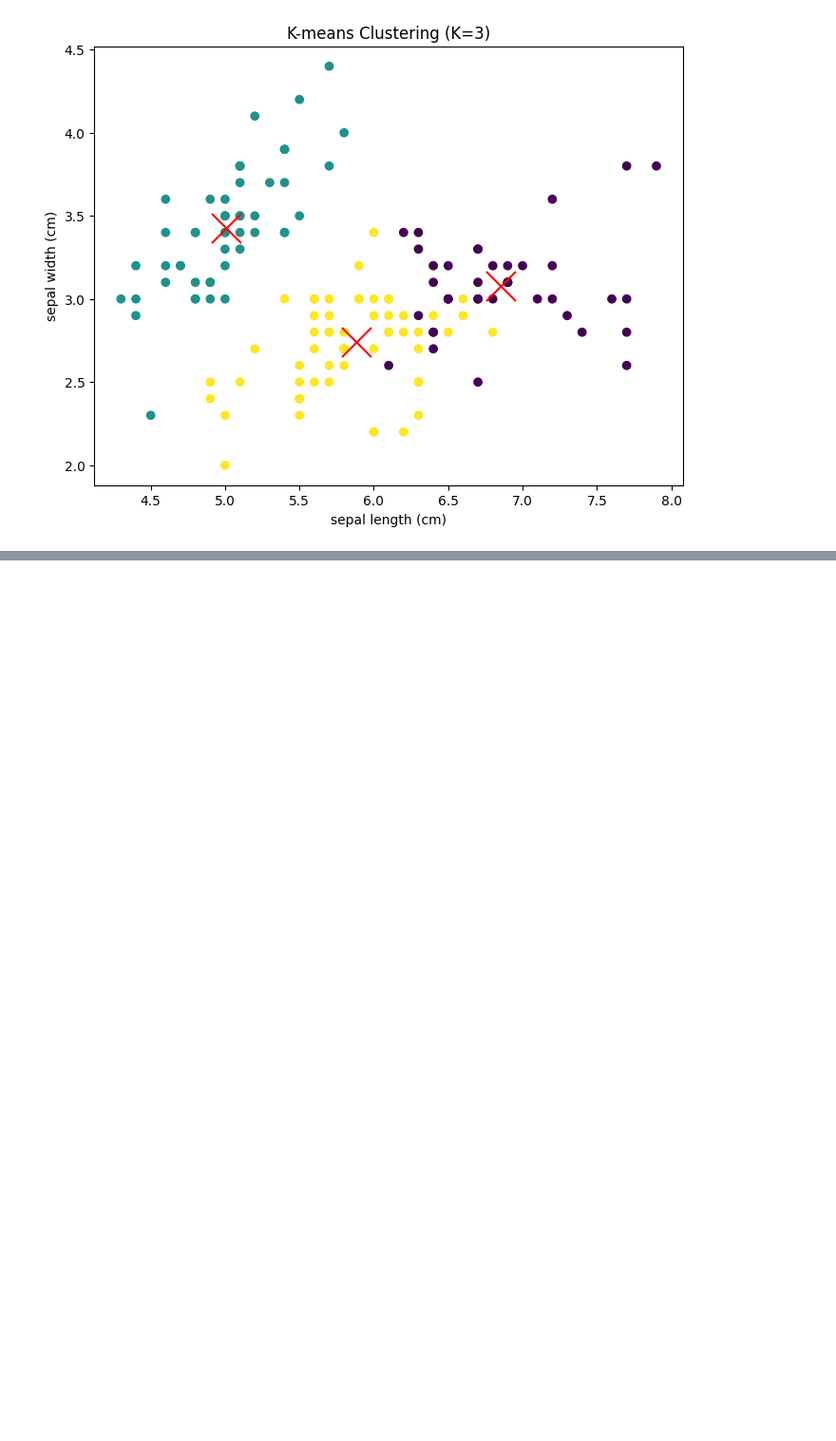
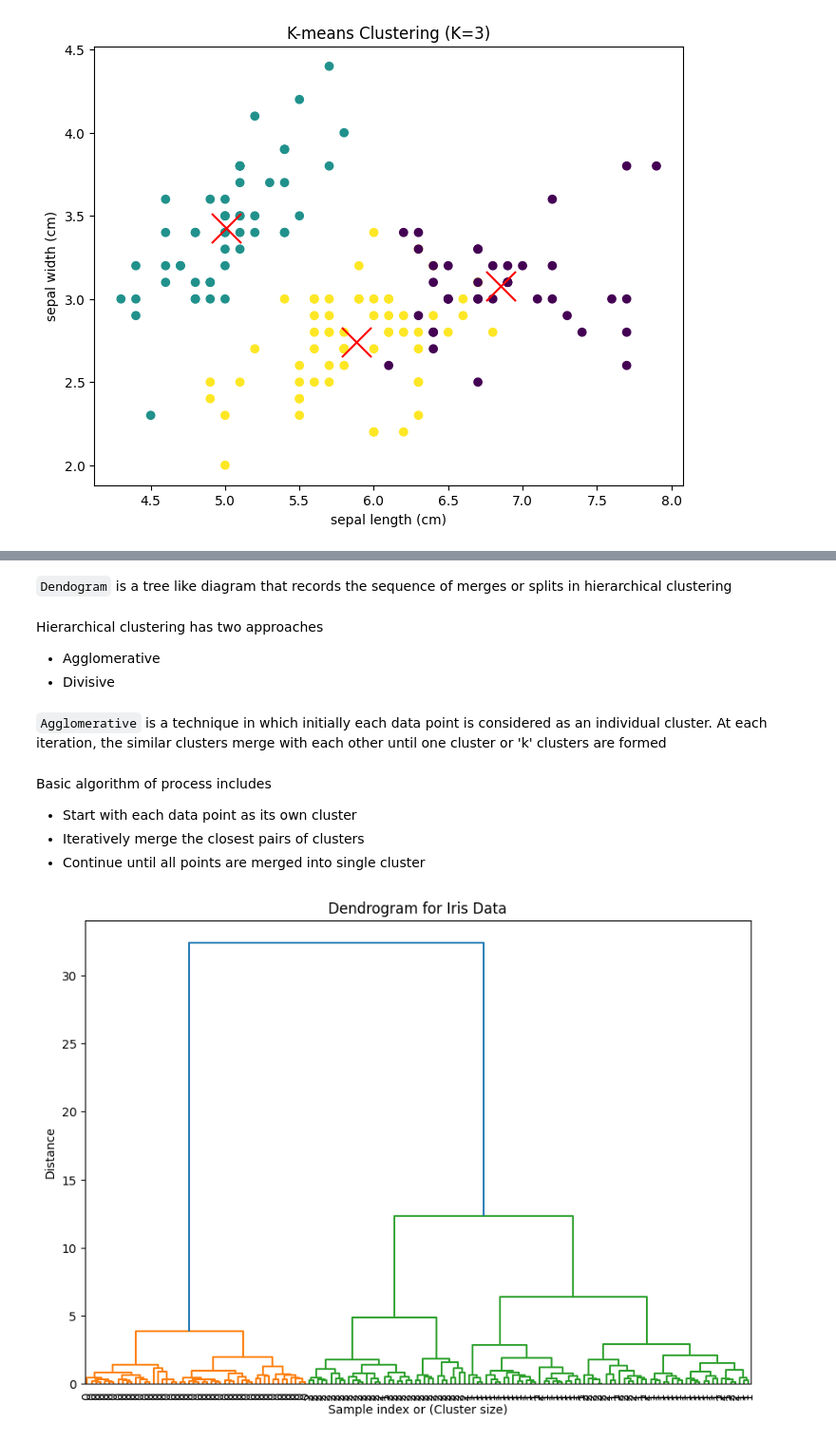
Before and after one commit to mmaazkhanhere/genai-learning-repo, a Jupyter notebook: machine-learning-course/course.ipynb, the cells around one changed output, grey strips where cells are left out. Shown at 95% size. Saved outputs shown, nothing was run; the diff lists cells and outputs as text; code cells hidden in the pictures; blank space fills up the shorter version.

Commit message:
clustering done

```diff
--- a/machine-learning-course/course.ipynb
+++ b/machine-learning-course/course.ipynb
@@ -2356,0 +2365,47 @@ plt.show()
+# %% [markdown]
+`Dendogram` is a tree like diagram that records the sequence of merges or splits in hierarchical clustering
+# %% [markdown]
+Hierarchical clustering has two approaches
+
+<ul>
+    <li>
+        Agglomerative
+    </li>
+    <li>
+        Divisive
+    </li>
+</ul>
+# %% [markdown]
+`Agglomerative` is a technique in which initially each data point is considered as an individual cluster. At each iteration, the similar clusters merge with each other until one cluster or 'k' clusters are formed
+# %% [markdown]
+Basic algorithm of process includes
+
+<ul>
+    <li>
+        Start with each data point as its own cluster
+    </li>
+    <li>
+        Iteratively merge the closest pairs of clusters
+    </li>
+    <li>
+        Continue until all points are merged into single cluster
+    </li>
+</ul>
+# %%
+from scipy.cluster.hierarchy import linkage
+iris = load_iris()
+X = iris.data
+Z = linkage(X, 'ward')
+# %%
+# Perform hierarchical clustering
+Z = linkage(X, 'ward')
+
+# Plot dendrogram
+plt.figure(figsize=(10, 7))
+dendrogram(Z, labels=iris.target, leaf_rotation=90, leaf_font_size=10)
+plt.title('Dendrogram for Iris Data')
+plt.xlabel('Sample index or (Cluster size)')
+plt.ylabel('Distance')
+plt.show()
+# %% [output]
+[figure, added]
```
Also changed, not shown: parts of 8 cells of this notebook.
